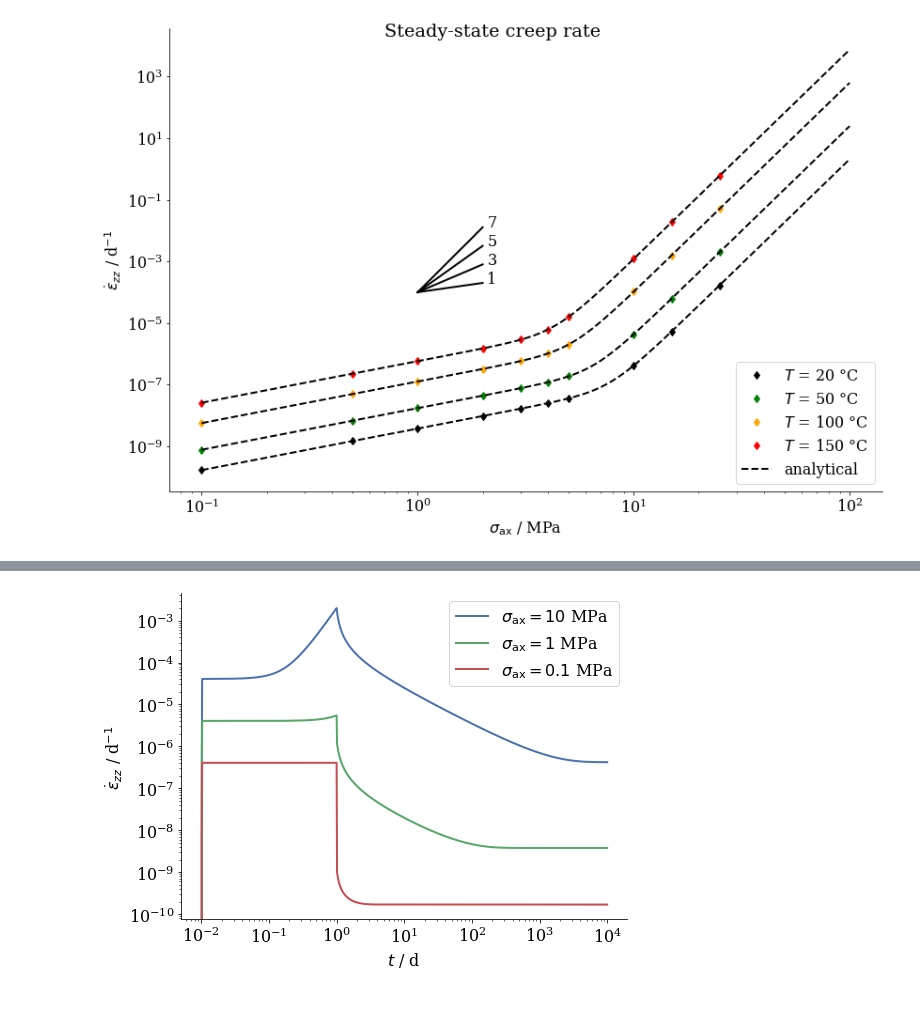
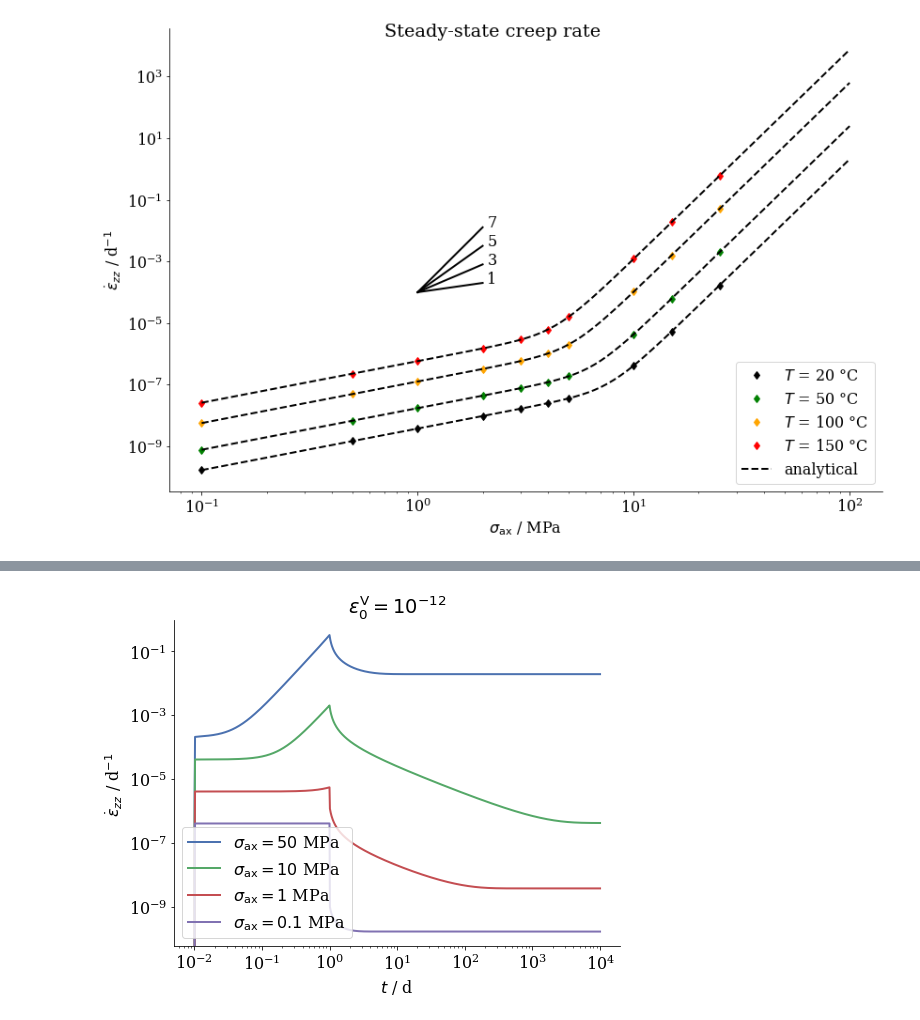
Before and after one commit to nagelt/MechanicsTrainingCourse2020, a Jupyter notebook: MFront/GS.ipynb, the cells around one changed output, grey strips where cells are left out. Cells and saved outputs as stored; diff of their text form; code cells hidden in the pictures.

```diff
--- a/MFront/GS.ipynb
+++ b/MFront/GS.ipynb
@@ -451,22 +458,26 @@ ax.legend(loc='lower right');
 # %%
 #HIDDEN
 times = np.append(np.array([0]),np.logspace(-2,4,1000))
 dt = np.array([])
 for i,t in enumerate(times[1:]):
     dt = np.append(dt,times[i]-times[i-1])
+
+eps1, eps0 = run_stress_effect_sim(times,50,20+273.15)
+plt.plot(times[1:],(eps1[1:]-eps0[1:])/dt,label='$\\sigma_\\mathrm{ax} = 50$ MPa')
 eps1, eps0 = run_stress_effect_sim(times,10,20+273.15)
 plt.plot(times[1:],(eps1[1:]-eps0[1:])/dt,label='$\\sigma_\\mathrm{ax} = 10$ MPa')
 eps1, eps0 = run_stress_effect_sim(times,1,20+273.15)
 plt.plot(times[1:],(eps1[1:]-eps0[1:])/dt,label='$\\sigma_\\mathrm{ax} = 1$ MPa')
 eps1, eps0 = run_stress_effect_sim(times,0.1,20+273.15)
 plt.plot(times[1:],(eps1[1:]-eps0[1:])/dt,label='$\\sigma_\\mathrm{ax} = 0.1$ MPa')
 plt.xscale('log')
 plt.yscale('log')
 plt.xlabel('$t$ / d')
 plt.ylabel('$\\dot{\\epsilon}_{zz}$ / d$^{-1}$')
+plt.title('$\\epsilon^\\mathrm{V}_0 = 10^{-12}$')
 plt.legend();
 # %% [output]
-[figure, old version]
+[figure, new version]
 # %%
 #HIDDEN
 times = np.append(np.array([0]),np.logspace(-2,5,1000))
```
Also changed, not shown: parts of 6 cells of this notebook, 2 other files.
